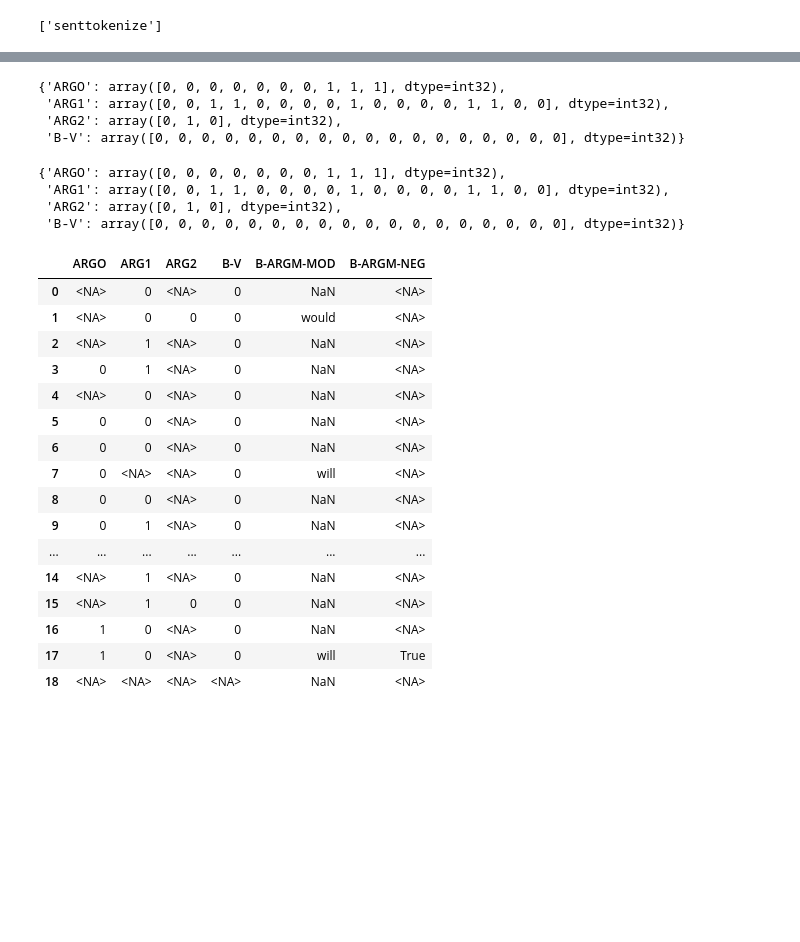
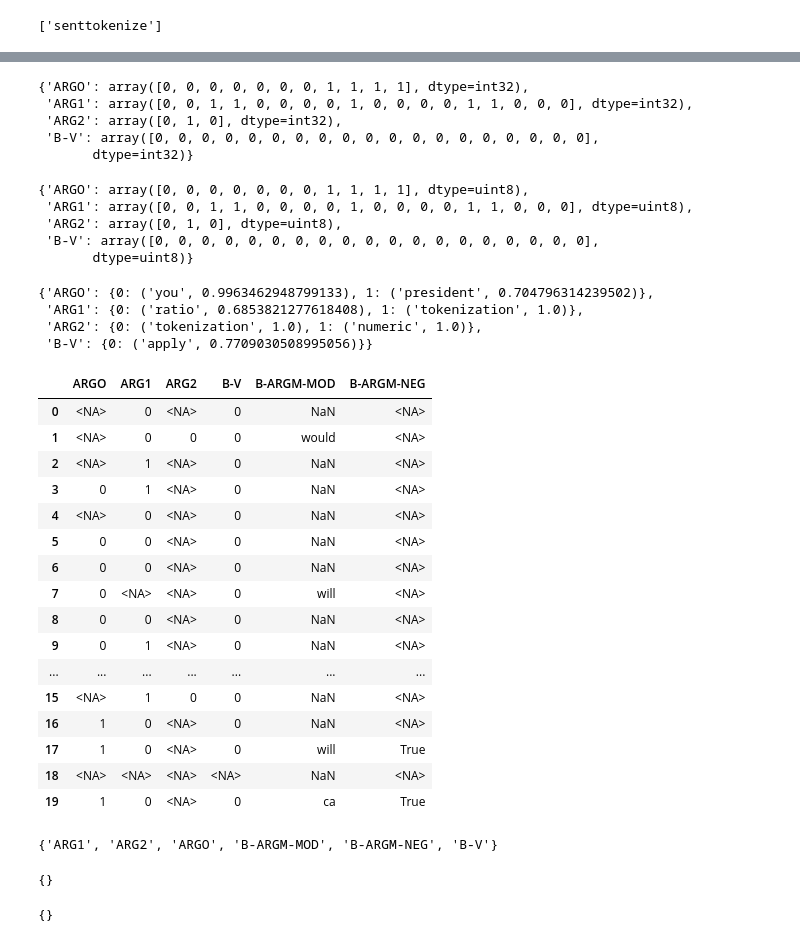
Before and after one commit to relatio-nlp/relatio, a Jupyter notebook: Notebooks/Example.ipynb, the cells around one changed output, grey strips where cells are left out. Cells and saved outputs as stored; diff of their text form; code cells hidden in the pictures; blank space fills up the shorter version.

Commit message:
add lables and CoOccurence class

```diff
--- a/Notebooks/Example.ipynb
+++ b/Notebooks/Example.ipynb
@@ -9,6 +9,7 @@ text = """Sub-module available for the above is sent_tokenize.
             Such output serves as an important feature for machine training as the answer would be numeric.
             Check the below example to learn how sentence tokenization is different from words tokenization.
             The taxes the President announced will not lower work incentives. Evrika!
+            John can’t keep up with Mary’s rapid mood swings.
             """
 # %%
 from utils import tokenize_into_sentences, filter_sentences, preprocess, UsedRoles
@@ -190,37 +200,61 @@ clustering.fit(vectors=sif_vectors,sample_size=None)
 # %%
 {el:clustering._cluster[el].labels_ for el in clustering._cluster.keys()}
 # %% [output]
-{'ARGO': array([0, 0, 0, 0, 0, 0, 0, 1, 1, 1], dtype=int32),
- 'ARG1': array([0, 0, 1, 1, 0, 0, 0, 0, 1, 0, 0, 0, 0, 1, 1, 0, 0], dtype=int32),
+{'ARGO': array([0, 0, 0, 0, 0, 0, 0, 1, 1, 1, 1], dtype=int32),
+ 'ARG1': array([0, 0, 1, 1, 0, 0, 0, 0, 1, 0, 0, 0, 0, 1, 1, 0, 0, 0], dtype=int32),
  'ARG2': array([0, 1, 0], dtype=int32),
- 'B-V': array([0, 0, 0, 0, 0, 0, 0, 0, 0, 0, 0, 0, 0, 0, 0, 0, 0, 0], dtype=int32)}
+ 'B-V': array([0, 0, 0, 0, 0, 0, 0, 0, 0, 0, 0, 0, 0, 0, 0, 0, 0, 0, 0],
+       dtype=int32)}
 # %%
 clustering_res = clustering.predict(vectors=sif_vectors)
 clustering_res
 # %% [output]
-{'ARGO': array([0, 0, 0, 0, 0, 0, 0, 1, 1, 1], dtype=int32),
- 'ARG1': array([0, 0, 1, 1, 0, 0, 0, 0, 1, 0, 0, 0, 0, 1, 1, 0, 0], dtype=int32),
- 'ARG2': array([0, 1, 0], dtype=int32),
- 'B-V': array([0, 0, 0, 0, 0, 0, 0, 0, 0, 0, 0, 0, 0, 0, 0, 0, 0, 0], dtype=int32)}
+{'ARGO': array([0, 0, 0, 0, 0, 0, 0, 1, 1, 1, 1], dtype=uint8),
+ 'ARG1': array([0, 0, 1, 1, 0, 0, 0, 0, 1, 0, 0, 0, 0, 1, 1, 0, 0, 0], dtype=uint8),
+ 'ARG2': array([0, 1, 0], dtype=uint8),
+ 'B-V': array([0, 0, 0, 0, 0, 0, 0, 0, 0, 0, 0, 0, 0, 0, 0, 0, 0, 0, 0],
+       dtype=uint8)}
+# %%
+labels = clustering.label(sif_w2v)
+labels
+# %% [output]
+{'ARGO': {0: ('you', 0.9963462948799133), 1: ('president', 0.704796314239502)},
+ 'ARG1': {0: ('ratio', 0.6853821277618408), 1: ('tokenization', 1.0)},
+ 'ARG2': {0: ('tokenization', 1.0), 1: ('numeric', 1.0)},
+ 'B-V': {0: ('apply', 0.7709030508995056)}}
 # %%
-df = build_df(postproc_roles,clustering_res,sif_statements_index,used_roles)
-df
+cooc = CoOccurence(postproc_roles,clustering_res,labels,sif_statements_index,used_roles)
-# %% [output]
-|  | ARGO | ARG1 | ARG2 | B-V | B-ARGM-MOD | B-ARGM-NEG |
-| 0 | <NA> | 0 | <NA> | 0 | NaN | <NA> |
-| 1 | <NA> | 0 | 0 | 0 | would | <NA> |
-| 2 | <NA> | 1 | <NA> | 0 | NaN | <NA> |
-| 3 | 0 | 1 | <NA> | 0 | NaN | <NA> |
-| 4 | <NA> | 0 | <NA> | 0 | NaN | <NA> |
-| 5 | 0 | 0 | <NA> | 0 | NaN | <NA> |
-| 6 | 0 | 0 | <NA> | 0 | NaN | <NA> |
-| 7 | 0 | <NA> | <NA> | 0 | will | <NA> |
-| 8 | 0 | 0 | <NA> | 0 | NaN | <NA> |
-| 9 | 0 | 1 | <NA> | 0 | NaN | <NA> |
-| ... | ... | ... | ... | ... | ... | ... |
-| 14 | <NA> | 1 | <NA> | 0 | NaN | <NA> |
-| 15 | <NA> | 1 | 0 | 0 | NaN | <NA> |
-| 16 | 1 | 0 | <NA> | 0 | NaN | <NA> |
-| 17 | 1 | 0 | <NA> | 0 | will | True |
-| 18 | <NA> | <NA> | <NA> | <NA> | NaN | <NA> |
+# %%
+cooc._df
+# %% [output]
+|  | ARGO | ARG1 | ARG2 | B-V | B-ARGM-MOD | B-ARGM-NEG |
+| 0 | <NA> | 0 | <NA> | 0 | NaN | <NA> |
+| 1 | <NA> | 0 | 0 | 0 | would | <NA> |
+| 2 | <NA> | 1 | <NA> | 0 | NaN | <NA> |
+| 3 | 0 | 1 | <NA> | 0 | NaN | <NA> |
+| 4 | <NA> | 0 | <NA> | 0 | NaN | <NA> |
+| 5 | 0 | 0 | <NA> | 0 | NaN | <NA> |
+| 6 | 0 | 0 | <NA> | 0 | NaN | <NA> |
+| 7 | 0 | <NA> | <NA> | 0 | will | <NA> |
+| 8 | 0 | 0 | <NA> | 0 | NaN | <NA> |
+| 9 | 0 | 1 | <NA> | 0 | NaN | <NA> |
+| ... | ... | ... | ... | ... | ... | ... |
+| 15 | <NA> | 1 | 0 | 0 | NaN | <NA> |
+| 16 | 1 | 0 | <NA> | 0 | NaN | <NA> |
+| 17 | 1 | 0 | <NA> | 0 | will | True |
+| 18 | <NA> | <NA> | <NA> | <NA> | NaN | <NA> |
+| 19 | 1 | 0 | <NA> | 0 | ca | True |
+# %%
+cooc.subset=None ## by convention None means take all roles
+cooc.subset
+# %% [output]
+{'ARG1', 'ARG2', 'ARGO', 'B-ARGM-MOD', 'B-ARGM-NEG', 'B-V'}
+# %%
+cooc.narratives_counts
+# %% [output]
+{}
+# %%
+cooc.narratives_pmi
+# %% [output]
+{}
 # %%
```
Also changed, not shown: parts of 18 cells of this notebook, 3 other files.
